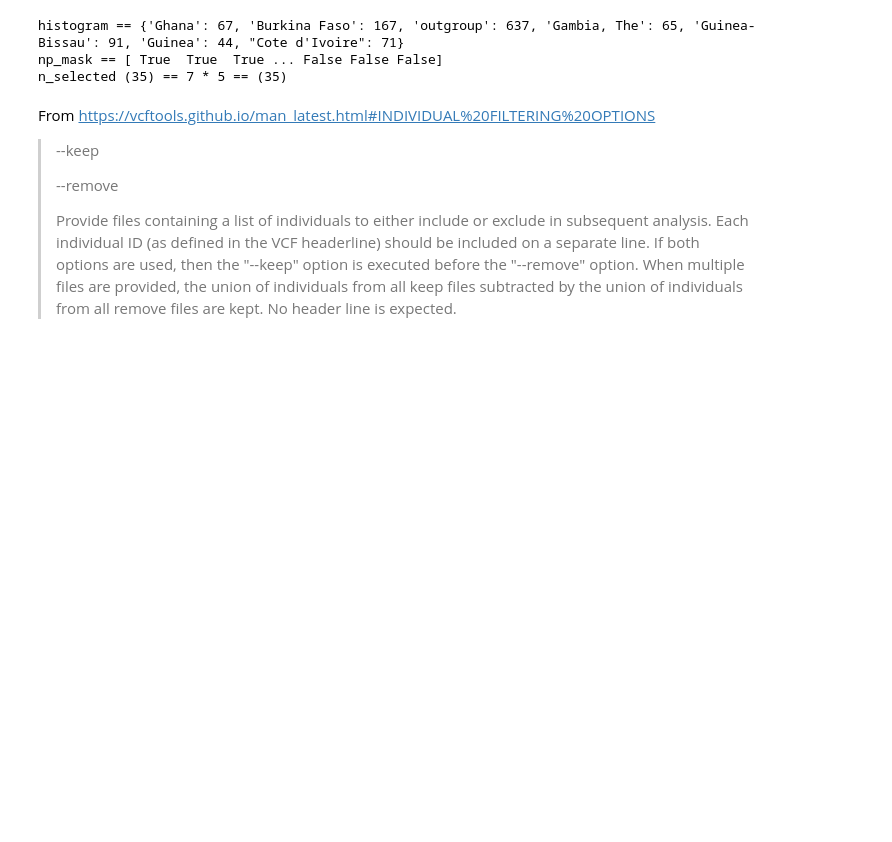
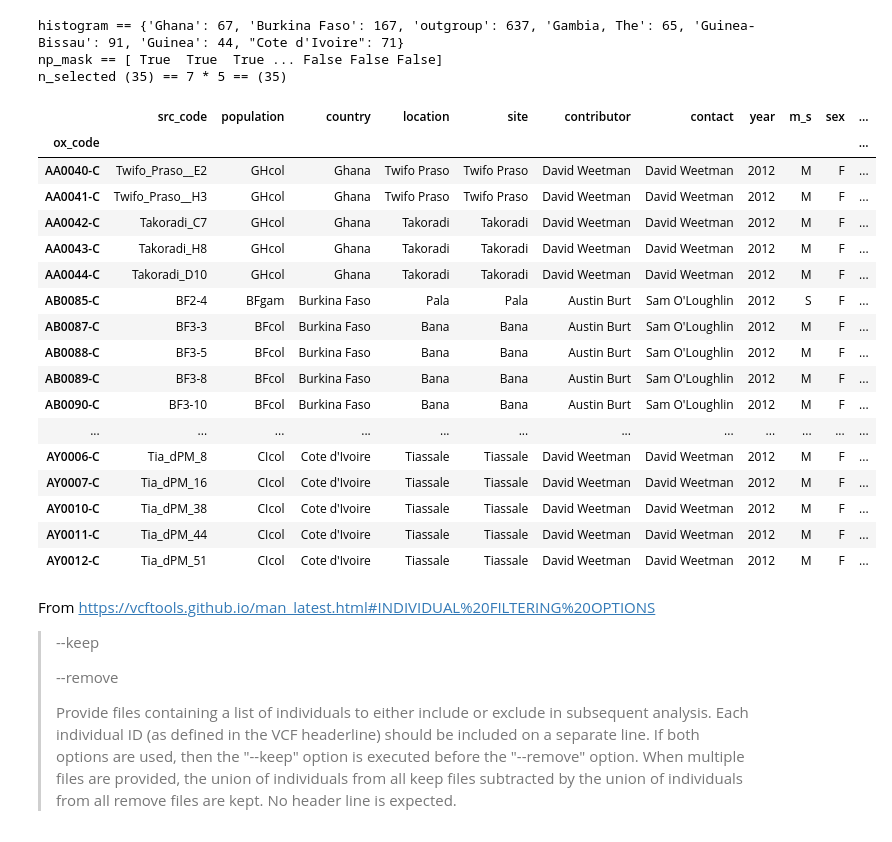
Before and after one commit to EvolutionQuant/PCA-MalariaGEN-WestAfrica, a Jupyter notebook: datasets/MalariaGEN/phase-2-ar1/samples/select_west_african_mosquitoes.ipynb, the cells around one changed output. Cells and saved outputs as stored; diff of their text form; code cells hidden in the pictures; blank space fills up the shorter version.

Commit message:
Select individuals based on np_mask
Signed-off-by: Karel Ha <mathemage@gmail.com>

```diff
--- a/datasets/MalariaGEN/phase-2-ar1/samples/select_west_african_mosquitoes.ipynb
+++ b/datasets/MalariaGEN/phase-2-ar1/samples/select_west_african_mosquitoes.ipynb
@@ -189,6 +180,30 @@ print(f"n_selected ({n_selected}) == "
 histogram == {'Ghana': 67, 'Burkina Faso': 167, 'outgroup': 637, 'Gambia, The': 65, 'Guinea-Bissau': 91, 'Guinea': 44, "Cote d'Ivoire": 71}
 np_mask == [ True  True  True ... False False False]
 n_selected (35) == 7 * 5 == (35)
+# %%
+# select mosquitoes
+df_west_and_outgroup = df[np_mask]
+assert len(df_west_and_outgroup.index) == n_selected
+df_west_and_outgroup
+# %% [output]
+|  | src_code | population | country | location | site | contributor | contact | year | m_s | sex | ... |
+| ox_code |  |  |  |  |  |  |  |  |  |  | ... |
+| AA0040-C | Twifo_Praso__E2 | GHcol | Ghana | Twifo Praso | Twifo Praso | David Weetman | David Weetman | 2012 | M | F | ... |
+| AA0041-C | Twifo_Praso__H3 | GHcol | Ghana | Twifo Praso | Twifo Praso | David Weetman | David Weetman | 2012 | M | F | ... |
+| AA0042-C | Takoradi_C7 | GHcol | Ghana | Takoradi | Takoradi | David Weetman | David Weetman | 2012 | M | F | ... |
+| AA0043-C | Takoradi_H8 | GHcol | Ghana | Takoradi | Takoradi | David Weetman | David Weetman | 2012 | M | F | ... |
+| AA0044-C | Takoradi_D10 | GHcol | Ghana | Takoradi | Takoradi | David Weetman | David Weetman | 2012 | M | F | ... |
+| AB0085-C | BF2-4 | BFgam | Burkina Faso | Pala | Pala | Austin Burt | Sam O'Loughlin | 2012 | S | F | ... |
+| AB0087-C | BF3-3 | BFcol | Burkina Faso | Bana | Bana | Austin Burt | Sam O'Loughlin | 2012 | M | F | ... |
+| AB0088-C | BF3-5 | BFcol | Burkina Faso | Bana | Bana | Austin Burt | Sam O'Loughlin | 2012 | M | F | ... |
+| AB0089-C | BF3-8 | BFcol | Burkina Faso | Bana | Bana | Austin Burt | Sam O'Loughlin | 2012 | M | F | ... |
+| AB0090-C | BF3-10 | BFcol | Burkina Faso | Bana | Bana | Austin Burt | Sam O'Loughlin | 2012 | M | F | ... |
+| ... | ... | ... | ... | ... | ... | ... | ... | ... | ... | ... | ... |
+| AY0006-C | Tia_dPM_8 | CIcol | Cote d'Ivoire | Tiassale | Tiassale | David Weetman | David Weetman | 2012 | M | F | ... |
+| AY0007-C | Tia_dPM_16 | CIcol | Cote d'Ivoire | Tiassale | Tiassale | David Weetman | David Weetman | 2012 | M | F | ... |
+| AY0010-C | Tia_dPM_38 | CIcol | Cote d'Ivoire | Tiassale | Tiassale | David Weetman | David Weetman | 2012 | M | F | ... |
+| AY0011-C | Tia_dPM_44 | CIcol | Cote d'Ivoire | Tiassale | Tiassale | David Weetman | David Weetman | 2012 | M | F | ... |
+| AY0012-C | Tia_dPM_51 | CIcol | Cote d'Ivoire | Tiassale | Tiassale | David Weetman | David Weetman | 2012 | M | F | ... |
 # %% [markdown]
 From https://vcftools.github.io/man_latest.html#INDIVIDUAL%20FILTERING%20OPTIONS
 
```
Also changed, not shown: parts of 1 cell of this notebook.
